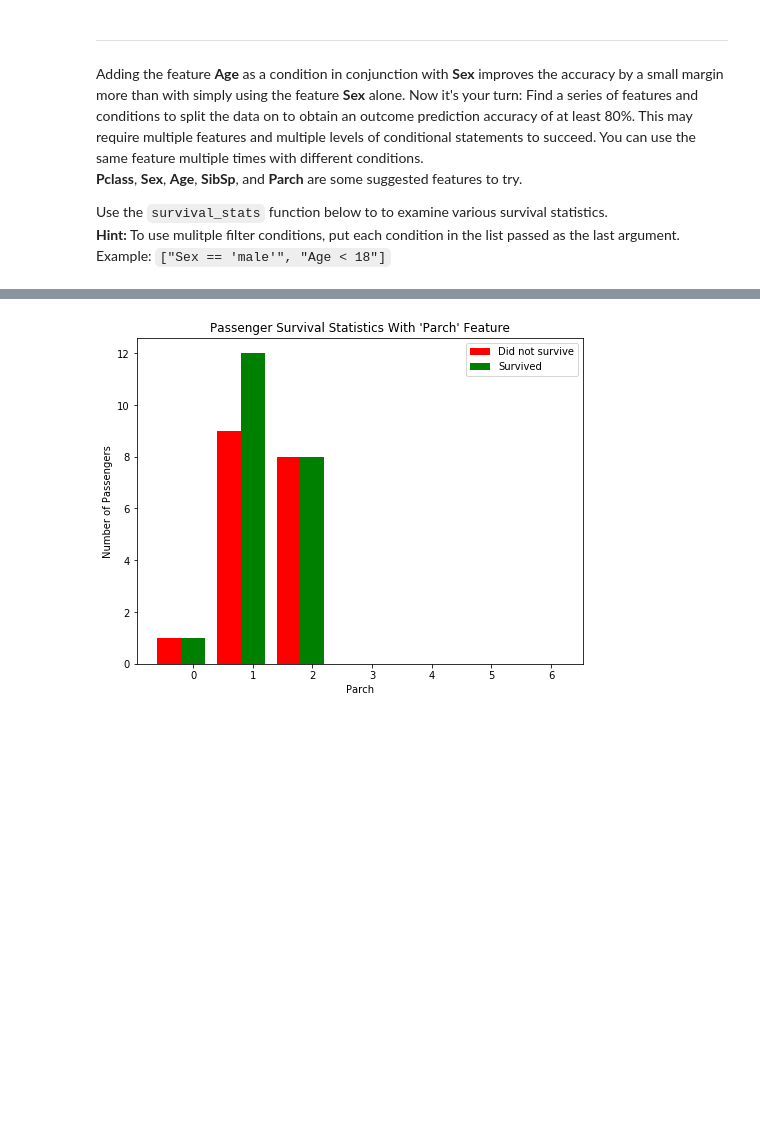
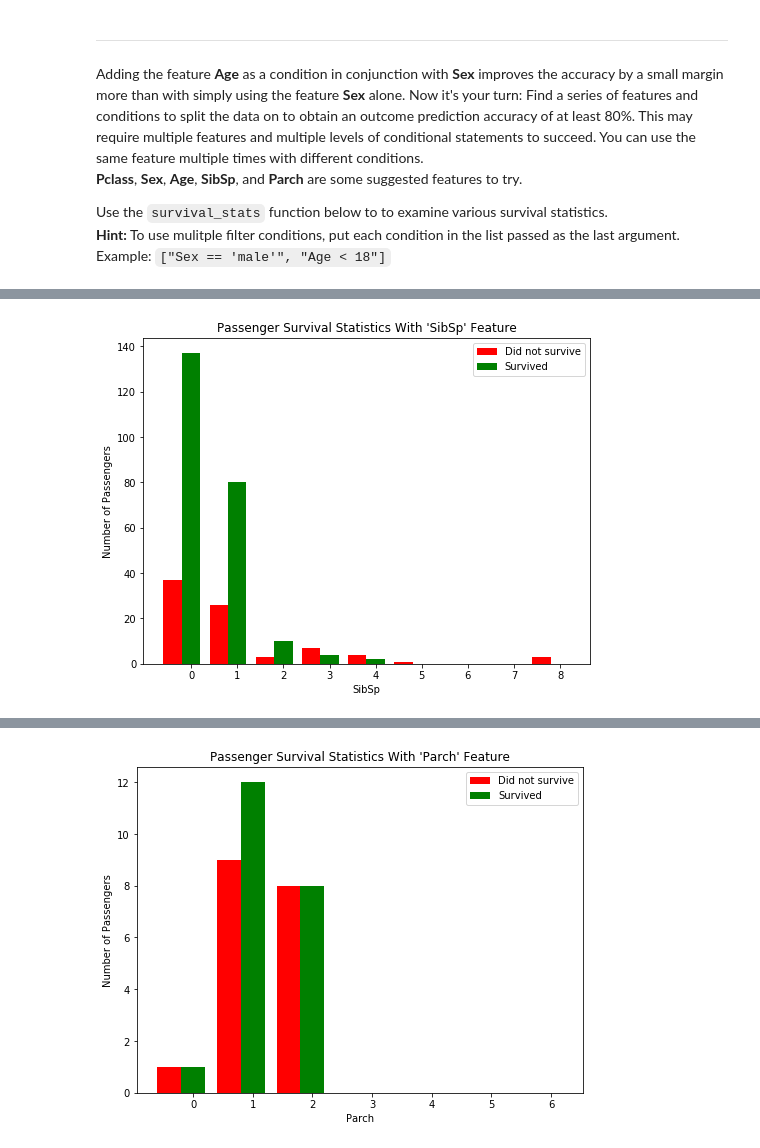
Before and after one commit to TarekMSayed/Udacity-ML-Nanodegree, a Jupyter notebook: titanic_survival_exploration/titanic_survival_exploration.ipynb, the cells around one changed output, grey strips where cells are left out. Saved outputs shown, nothing was run; the diff lists cells and outputs as text; code cells hidden in the pictures; blank space fills up the shorter version.

```diff
--- a/titanic_survival_exploration/titanic_survival_exploration.ipynb
+++ b/titanic_survival_exploration/titanic_survival_exploration.ipynb
@@ -215,0 +239,4 @@ Use the `survival_stats` function below to to examine various survival statistic
+# %%
+vs.survival_stats(data, outcomes, 'SibSp', ["Sex == 'female'"])
+# %% [output]
+[figure, added]
```
Also changed, not shown: parts of 8 cells of this notebook, 1 other file.
